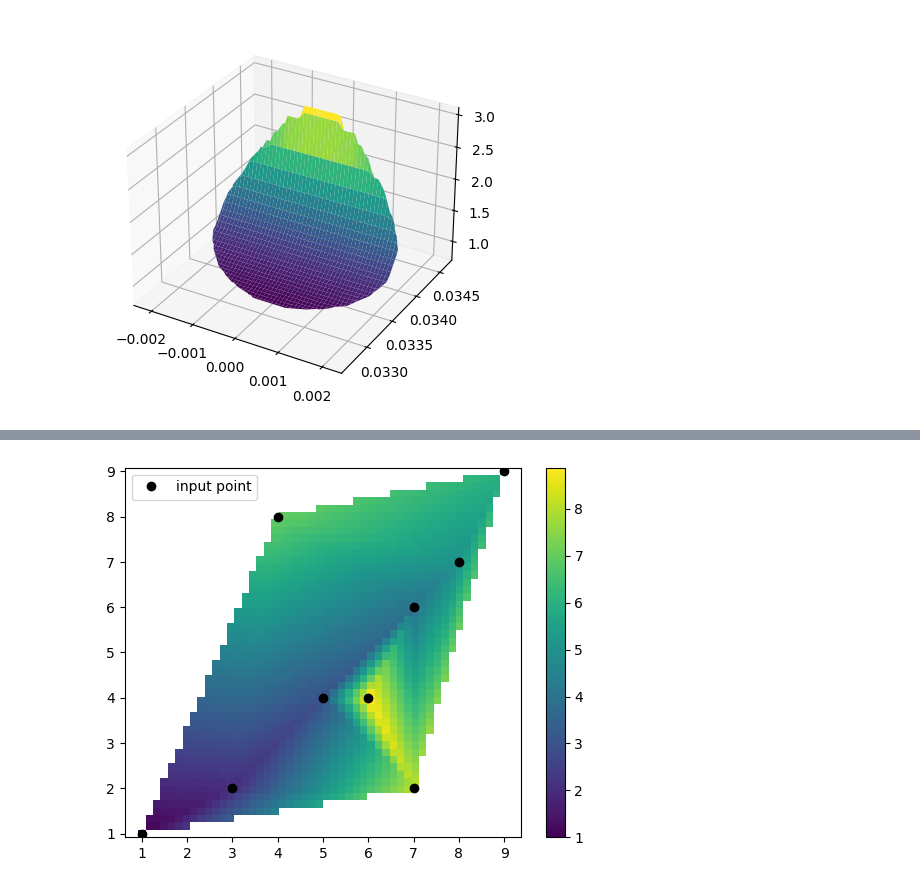
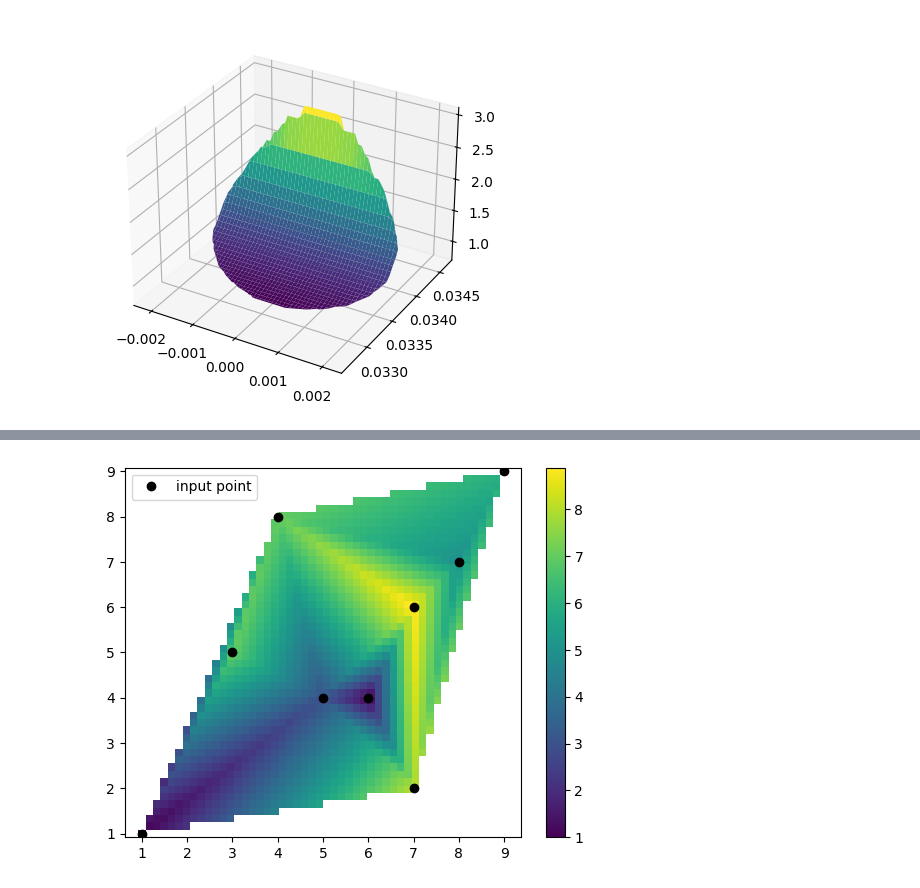
Before and after one commit to Schaeffer-Lab/Dec-2024-Shock-Data, a Jupyter notebook: particle_tracker_flux_density.ipynb, the cells around one changed output, grey strips where cells are left out. Saved outputs shown, nothing was run; the diff lists cells and outputs as text; code cells hidden in the pictures.

```diff
--- a/particle_tracker_flux_density.ipynb
+++ b/particle_tracker_flux_density.ipynb
@@ -707,23 +772,23 @@ nan
 # %%
 #EXAMPLE CODE FOR 2D INTERP
 
 from scipy.interpolate import LinearNDInterpolator
 import numpy as np
 import matplotlib.pyplot as plt
 x_val = [1,3,5,7,8,9,4,7,6]
-y_val = [1,2,4,6,7,9,8,2,4]
+y_val = [1,5,4,6,7,9,8,2,4]
 zippedxy = zip(x_val,y_val)
-z_val = [1,2,3,4,5,6,7,8,9]
+z_val = [1,7,3,9,5,6,7,8,1]
 interp = LinearNDInterpolator(list(zippedxy), z_val, fill_value=np.nan, rescale=False)
 X = np.linspace(np.min(x_val), np.max(x_val))
 Y = np.linspace(np.min(y_val), np.max(y_val))
 X, Y = np.meshgrid(X, Y)
 Z = interp(X, Y)
 plt.pcolormesh(X, Y, Z, shading='auto')
 plt.plot(x_val, y_val, "ok", label="input point")
 plt.legend()
 plt.colorbar()
 plt.axis("equal")
 plt.show()
 # %% [output]
-[figure, old version]
+[figure, new version]
```
Also changed, not shown: parts of 6 cells of this notebook, 2 other files.
